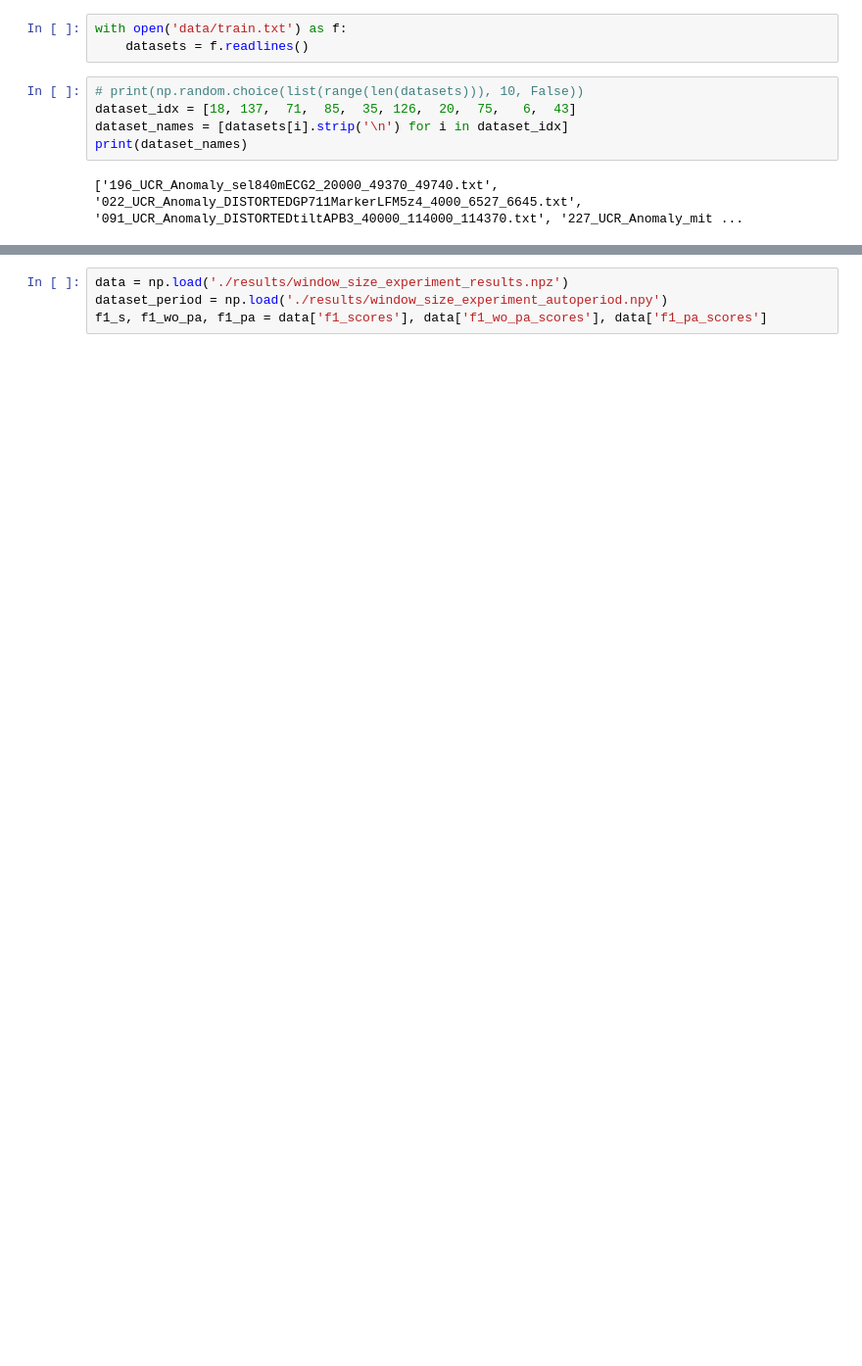
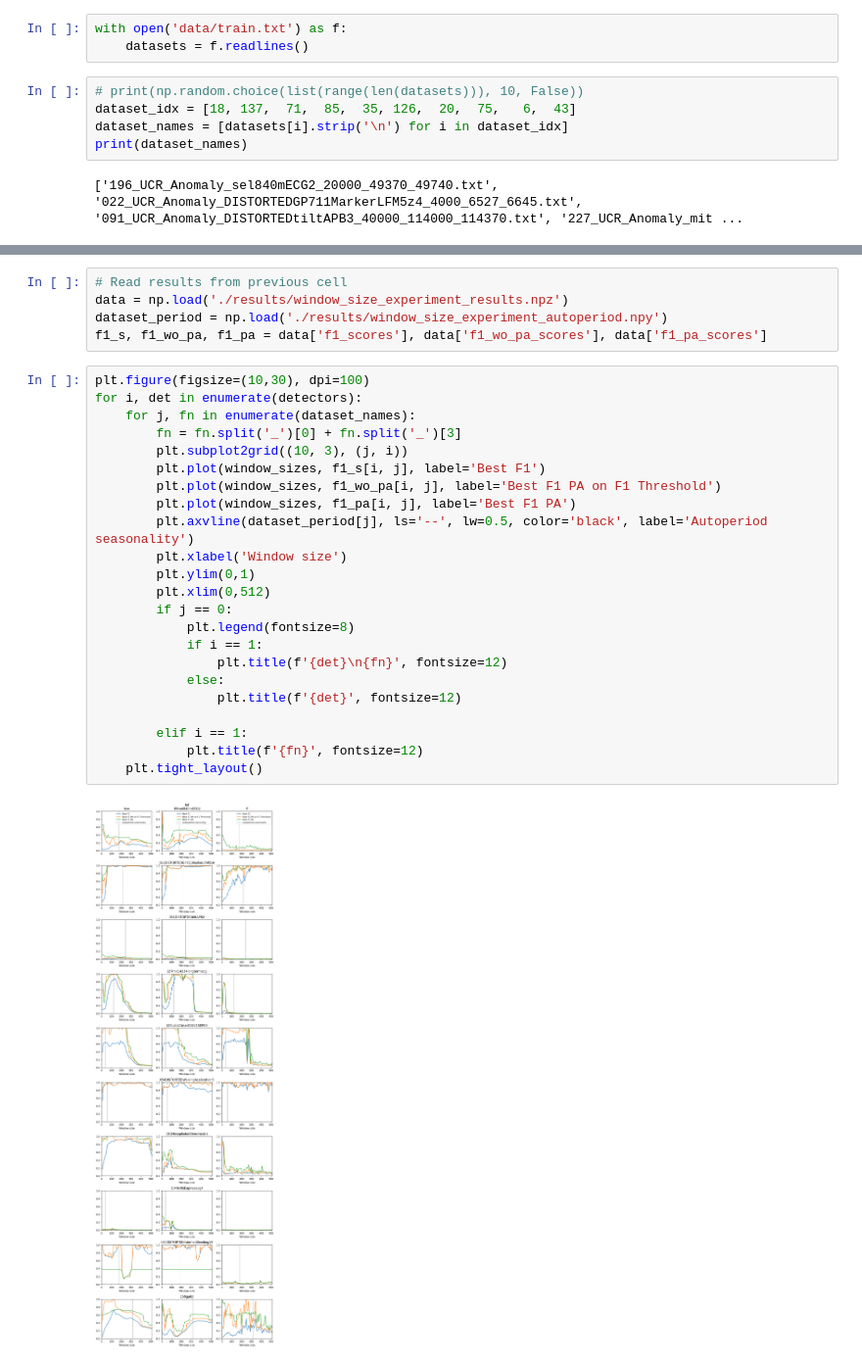
Before and after one commit to NevoleMarek/automltsad, a Jupyter notebook: experiments/01_window_size_importance.ipynb, the cells around one changed output, grey strips where cells are left out. Shown: that part at 98% size. Cells and saved outputs as stored; diff of their text form; blank space fills up the shorter version.

Commit message:
Add autoperiod and visualizations

```diff
--- a/experiments/01_window_size_importance.ipynb
+++ b/experiments/01_window_size_importance.ipynb
@@ -104,6 +107,32 @@ np.savez('./results/window_size_experiment_results', f1_scores=f1_scores, f1_wo_
 #     window_ap[j] = Autoperiod(np.squeeze(train)).period
 # np.save('./results/window_size_experiment_autoperiod', window_ap)
 # %%
+# Read results from previous cell
 data = np.load('./results/window_size_experiment_results.npz')
 dataset_period = np.load('./results/window_size_experiment_autoperiod.npy')
 f1_s, f1_wo_pa, f1_pa = data['f1_scores'], data['f1_wo_pa_scores'], data['f1_pa_scores']
+# %%
+plt.figure(figsize=(10,30), dpi=100)
+for i, det in enumerate(detectors):
+    for j, fn in enumerate(dataset_names):
+        fn = fn.split('_')[0] + fn.split('_')[3]
+        plt.subplot2grid((10, 3), (j, i))
+        plt.plot(window_sizes, f1_s[i, j], label='Best F1')
+        plt.plot(window_sizes, f1_wo_pa[i, j], label='Best F1 PA on F1 Threshold')
+        plt.plot(window_sizes, f1_pa[i, j], label='Best F1 PA')
+        plt.axvline(dataset_period[j], ls='--', lw=0.5, color='black', label='Autoperiod seasonality')
+        plt.xlabel('Window size')
+        plt.ylim(0,1)
+        plt.xlim(0,512)
+        if j == 0:
+            plt.legend(fontsize=8)
+            if i == 1:
+                plt.title(f'{det}\n{fn}', fontsize=12)
+            else:
+                plt.title(f'{det}', fontsize=12)
+
+        elif i == 1:
+            plt.title(f'{fn}', fontsize=12)
+    plt.tight_layout()
+# %% [output]
+[figure, added]
```
Also changed, not shown: parts of 4 cells of this notebook.
